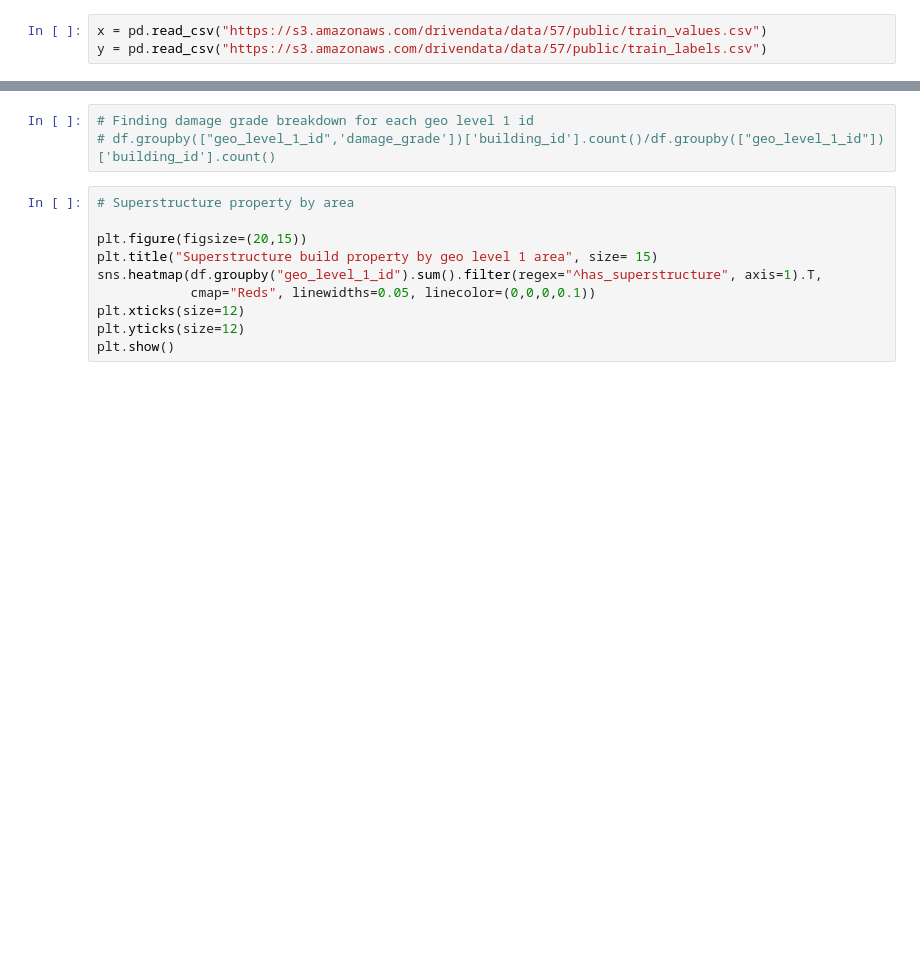
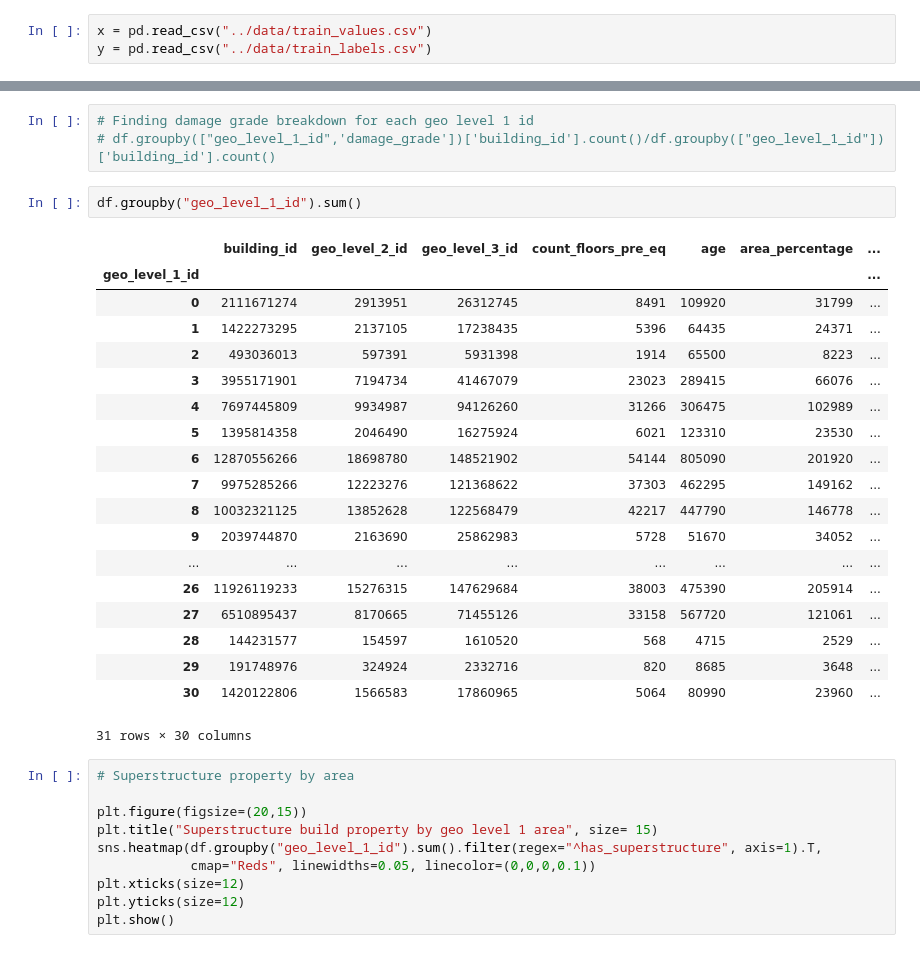
Before and after one commit to tojhe/earthquake-damage-model, a Jupyter notebook: EDA/EDA.ipynb, the cells around one changed output, grey strips where cells are left out. Drawn from its saved outputs; the diff is of its cells as text; blank space fills up the shorter version.

```diff
--- a/EDA/EDA.ipynb
+++ b/EDA/EDA.ipynb
@@ -31,8 +10,8 @@ You should consider upgrading via the 'python -m pip install --upgrade pip' comm
 # %% [markdown]
 ## Loading the data
 # %%
-x = pd.read_csv("https://s3.amazonaws.com/drivendata/data/57/public/train_values.csv")
-y = pd.read_csv("https://s3.amazonaws.com/drivendata/data/57/public/train_labels.csv")
+x = pd.read_csv("../data/train_values.csv")
+y = pd.read_csv("../data/train_labels.csv")
 # %%
 df = pd.merge(x, y, left_on = 'building_id', right_on= 'building_id')
 # %%
@@ -102,6 +81,28 @@ plt.show()
 # %%
 # Finding damage grade breakdown for each geo level 1 id
 # df.groupby(["geo_level_1_id",'damage_grade'])['building_id'].count()/df.groupby(["geo_level_1_id"])['building_id'].count()
+# %%
+df.groupby("geo_level_1_id").sum()
+# %% [output]
+|  | building_id | geo_level_2_id | geo_level_3_id | count_floors_pre_eq | age | area_percentage | ... |
+| geo_level_1_id |  |  |  |  |  |  | ... |
+| 0 | 2111671274 | 2913951 | 26312745 | 8491 | 109920 | 31799 | ... |
+| 1 | 1422273295 | 2137105 | 17238435 | 5396 | 64435 | 24371 | ... |
+| 2 | 493036013 | 597391 | 5931398 | 1914 | 65500 | 8223 | ... |
+| 3 | 3955171901 | 7194734 | 41467079 | 23023 | 289415 | 66076 | ... |
+| 4 | 7697445809 | 9934987 | 94126260 | 31266 | 306475 | 102989 | ... |
+| 5 | 1395814358 | 2046490 | 16275924 | 6021 | 123310 | 23530 | ... |
+| 6 | 12870556266 | 18698780 | 148521902 | 54144 | 805090 | 201920 | ... |
+| 7 | 9975285266 | 12223276 | 121368622 | 37303 | 462295 | 149162 | ... |
+| 8 | 10032321125 | 13852628 | 122568479 | 42217 | 447790 | 146778 | ... |
+| 9 | 2039744870 | 2163690 | 25862983 | 5728 | 51670 | 34052 | ... |
+| ... | ... | ... | ... | ... | ... | ... | ... |
+| 26 | 11926119233 | 15276315 | 147629684 | 38003 | 475390 | 205914 | ... |
+| 27 | 6510895437 | 8170665 | 71455126 | 33158 | 567720 | 121061 | ... |
+| 28 | 144231577 | 154597 | 1610520 | 568 | 4715 | 2529 | ... |
+| 29 | 191748976 | 324924 | 2332716 | 820 | 8685 | 3648 | ... |
+| 30 | 1420122806 | 1566583 | 17860965 | 5064 | 80990 | 23960 | ... |
+31 rows × 30 columns
 # %%
 # Superstructure property by area
 
```
Also changed, not shown: parts of 4 cells of this notebook, 7 other files.
